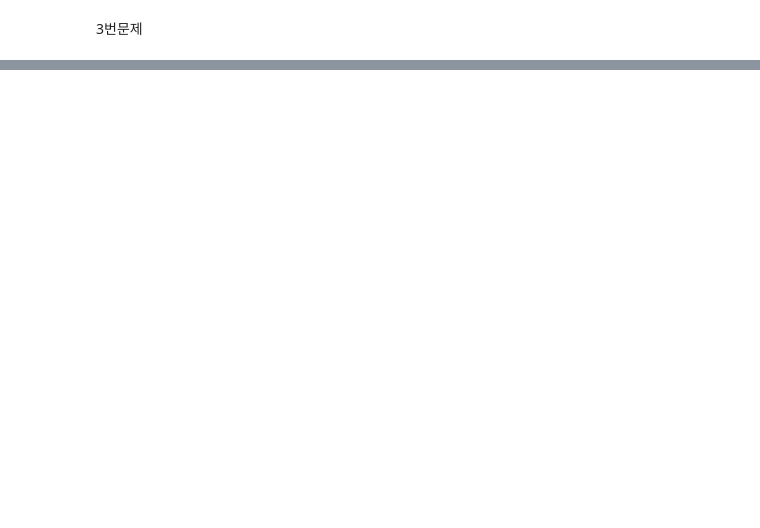
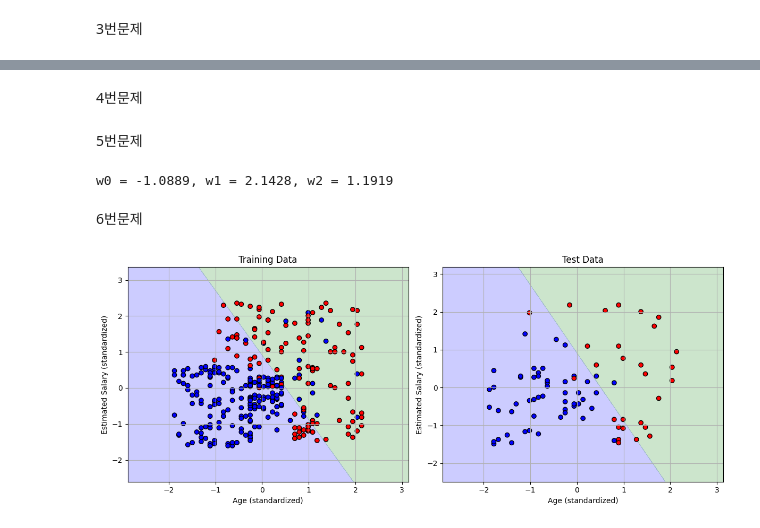
Before and after one commit to upeast/Lee2, a Jupyter notebook: week6과제.ipynb, the cells around one changed output, grey strips where cells are left out. Saved outputs shown, nothing was run; the diff lists cells and outputs as text; code cells hidden in the pictures; blank space fills up the shorter version.

```diff
--- a/week6과제.ipynb
+++ b/week6과제.ipynb
@@ -41,9 +40,6 @@ y shape: (400, 1)
 # %%
 from sklearn.model_selection import train_test_split
 
-# X, y는 앞에서 정의한 특성과 정답 데이터
-X_train, X_test, y_train, y_test = train_test_split(X, y, test_size=0.2, random_state=42)
-
-# 데이터 개수 확인
-print("훈련 데이터 개수:", len(X_train))
-print("테스트 데이터 개수:", len(X_test))
+# X는 정규화된 특성, y는 타겟 (Purchased)
+X_train, X_test, y_train, y_test = train_test_split(
+    X_norm, y, test_size=0.2, random_state=42)
@@ -52,0 +46,71 @@ print("테스트 데이터 개수:", len(X_test))
+# %% [markdown]
+4번문제
+# %%
+def sigmoid(z):
+    return 1 / (1 + np.exp(-z))
+# %%
+# 손실 함수 (교차 엔트로피 오차)
+def compute_cost(X, y, weights):
+    m = y.shape[0]
+    h = sigmoid(X @ weights)
+    epsilon = 1e-5
+    cost = -(1/m) * (y.T @ np.log(h + epsilon) + (1 - y).T @ np.log(1 - h + epsilon))
+    return cost[0][0]
+# %% [markdown]
+5번문제
+# %%
+def gradient_descent(X, y, alpha=0.1, epochs=1000):
+    m, n = X.shape
+    weights = np.zeros((n, 1))
+    cost_history = []
+
+    for _ in range(epochs):
+        h = sigmoid(X @ weights)
+        gradient = (1/m) * X.T @ (h - y)
+        weights -= alpha * gradient
+        cost_history.append(compute_cost(X, y, weights))
+
+    return weights, cost_history
+
+# bias 항 추가
+X_train_b = np.hstack([np.ones((X_train.shape[0], 1)), X_train])
+X_test_b = np.hstack([np.ones((X_test.shape[0], 1)), X_test])
+
+# 학습
+weights, cost_history = gradient_descent(X_train_b, y_train, alpha=0.1, epochs=1000)
+
+# 파라미터 출력
+w0, w1, w2 = weights.ravel()
+print(f"w0 = {w0:.4f}, w1 = {w1:.4f}, w2 = {w2:.4f}")
+# %% [output]
+w0 = -1.0889, w1 = 2.1428, w2 = 1.1919
+# %% [markdown]
+6번문제
+# %%
+def plot_decision_boundary(X, y, weights, title):
+    x_min, x_max = X[:, 0].min() - 1, X[:, 0].max() + 1
+    y_min, y_max = X[:, 1].min() - 1, X[:, 1].max() + 1
+    xx, yy = np.meshgrid(np.linspace(x_min, x_max, 200),
+                         np.linspace(y_min, y_max, 200))
+
+    X_grid = np.c_[np.ones(xx.ravel().shape), xx.ravel(), yy.ravel()]
+    Z = sigmoid(X_grid @ weights).reshape(xx.shape)
+
+    plt.contourf(xx, yy, Z, levels=[0, 0.5, 1], alpha=0.2, colors=['blue', 'green'])
+    plt.scatter(X[:, 0], X[:, 1], c=y.ravel(), cmap='bwr', edgecolor='k')
+    plt.title(title)
+    plt.xlabel("Age (standardized)")
+    plt.ylabel("Estimated Salary (standardized)")
+    plt.grid(True)
+
+# 시각화
+plt.figure(figsize=(12, 5))
+plt.subplot(1, 2, 1)
+plot_decision_boundary(X_train, y_train, weights, "Training Data")
+
+plt.subplot(1, 2, 2)
+plot_decision_boundary(X_test, y_test, weights, "Test Data")
+plt.tight_layout()
+plt.show()
+# %% [output]
+[figure, added]
```
Also changed, not shown: parts of 8 cells of this notebook.
